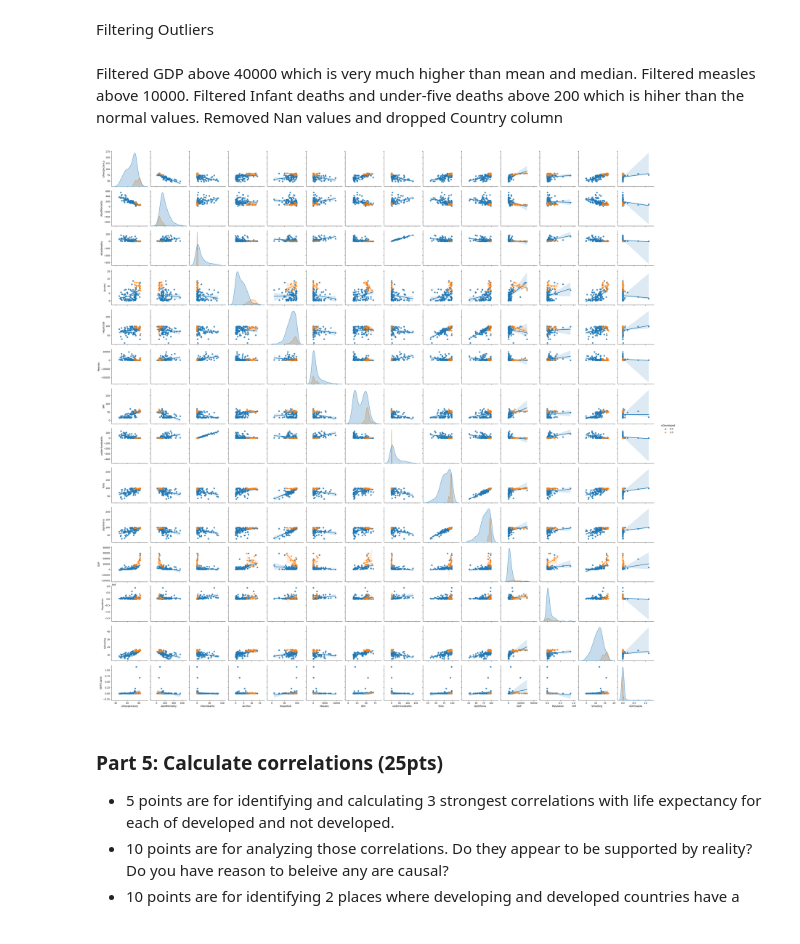
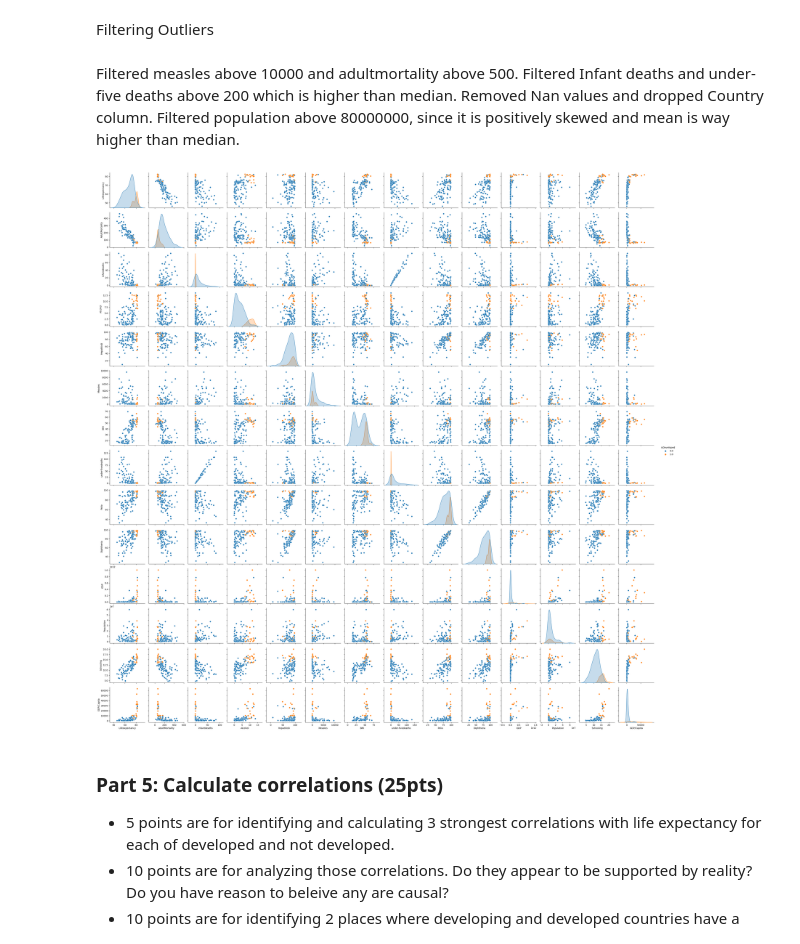
Before and after one commit to Nishaa95/BSIP_Assignment_2_Students, a Jupyter notebook: stats_asn_2_start.ipynb, the cells around one changed output. Drawn from its saved outputs; the diff is of its cells as text; code cells hidden in the pictures.

```diff
--- a/stats_asn_2_start.ipynb
+++ b/stats_asn_2_start.ipynb
@@ -245,22 +235,26 @@ Using the analytical distribution to evaluate the quality of your GDP per capita
 # %% [markdown]
 Filtering Outliers
 # %% [markdown]
-Filtered GDP above 40000 which is very much higher than mean and median.
-Filtered measles above 10000.
-Filtered Infant deaths and under-five deaths above 200 which is hiher than the normal values.
-Removed Nan values and dropped Country column
+
+Filtered measles above 10000 and adultmortality above 500.
+Filtered Infant deaths and under-five deaths above 200 which is higher than median.
+Removed Nan values and dropped Country column.
+Filtered population above 80000000, since it is positively skewed and mean is way higher than median.
-# %%
-dfLE= dfLE[dfLE["GDP"]<30000]
-dfLE=dfLE[dfLE["Measles"]<10000]
-dfLE=dfLE[dfLE["infantdeaths"]<200]
-dfLE=dfLE[dfLE["under-fivedeaths"]<200]
+# %%
+#dfLE= dfLE[dfLE["GDP"]<30000000000]
+dfLE_out = dfLE.drop(columns=["Country"])
+dfLE_out= dfLE_out[dfLE_out["Population"]<80000000]
+dfLE_out=dfLE_out[dfLE_out["Measles"]<10000]
+dfLE_out=dfLE_out[dfLE_out["infantdeaths"]<200]
+dfLE_out=dfLE_out[dfLE_out["under-fivedeaths"]<200]
+dfLE_out=dfLE_out[dfLE_out["AdultMortality"]<500]
 # %%
 #Visualize correlations.
-df_cor = dfLE.drop(columns=["Country"])
-sns.pairplot(df_cor, dropna= True,hue="isDeveloped", kind='reg')
+
+sns.pairplot(dfLE_out, dropna= True,hue="isDeveloped")
 plt.show()
 # %% [output]
-[figure, old version]
+[figure, new version]
 # %% [markdown]
 ### Part 5: Calculate correlations (25pts)
 
```
Also changed, not shown: parts of 31 cells of this notebook.
